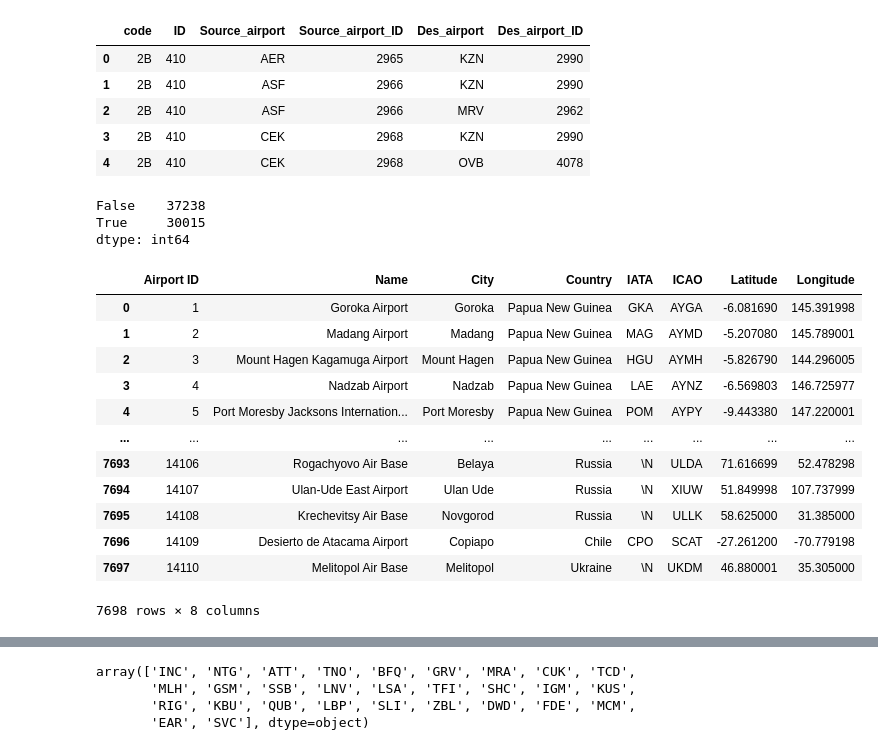
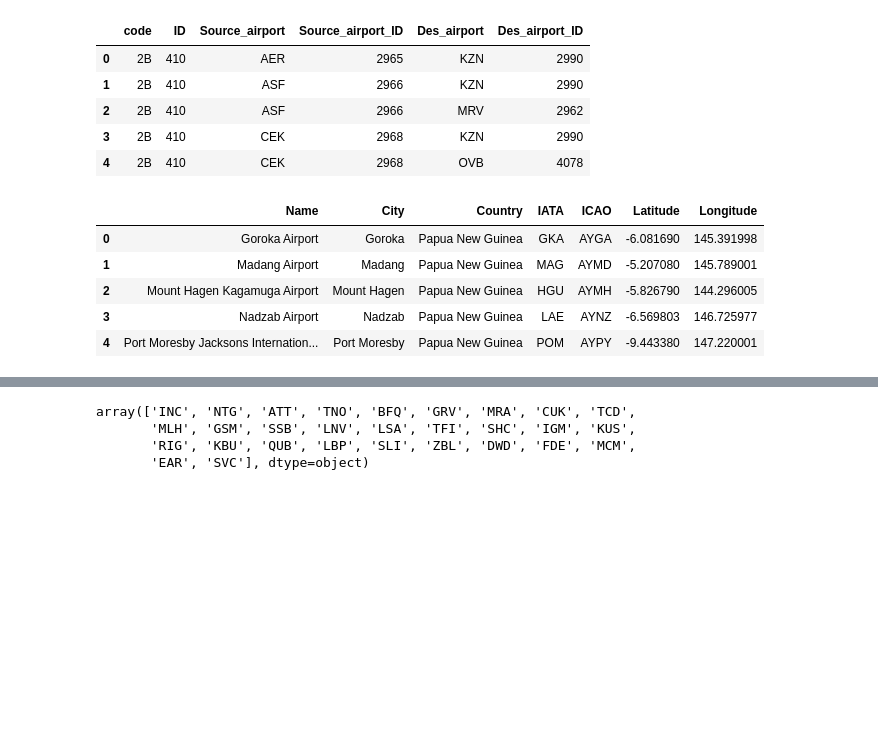
Before and after one commit to HJGuan/uzh_NetworkScienceFinalProject, a Jupyter notebook: global.ipynb, the cells around one changed output, grey strips where cells are left out. Cells and saved outputs as stored; diff of their text form; code cells hidden in the pictures; blank space fills up the shorter version.

```diff
--- a/global.ipynb
+++ b/global.ipynb
@@ -74,6 +76,10 @@ if 'Type' in df_airports:
     df_airports = df_airports.drop('Type', axis=1)
 if 'Source' in df_airports:
     df_airports = df_airports.drop('Source', axis=1)
+if 'Airport ID' in df_airports:
+    df_airports = df_airports.drop('Airport ID', axis=1)
+
+
 
 # remove not-useful attributes in df_airports2
 if 'Altitude' in df_airports2:
@@ -297,26 +303,13 @@ df_routes.head()
 | 2 | 2B | 410 | ASF | 2966 | MRV | 2962 |
 | 3 | 2B | 410 | CEK | 2968 | KZN | 2990 |
 | 4 | 2B | 410 | CEK | 2968 | OVB | 4078 |
-# %%
-df_routes.duplicated(['Source_airport', "Des_airport"]).value_counts()
-# %% [output]
-False    37238
-True     30015
-dtype: int64
 # %%
-df_airports
+df_airports.head()
 # %% [output]
-|  | Airport ID | Name | City | Country | IATA | ICAO | Latitude | Longitude |
-| 0 | 1 | Goroka Airport | Goroka | Papua New Guinea | GKA | AYGA | -6.081690 | 145.391998 |
-| 1 | 2 | Madang Airport | Madang | Papua New Guinea | MAG | AYMD | -5.207080 | 145.789001 |
-| 2 | 3 | Mount Hagen Kagamuga Airport | Mount Hagen | Papua New Guinea | HGU | AYMH | -5.826790 | 144.296005 |
-| 3 | 4 | Nadzab Airport | Nadzab | Papua New Guinea | LAE | AYNZ | -6.569803 | 146.725977 |
-| 4 | 5 | Port Moresby Jacksons Internation... | Port Moresby | Papua New Guinea | POM | AYPY | -9.443380 | 147.220001 |
-| ... | ... | ... | ... | ... | ... | ... | ... | ... |
-| 7693 | 14106 | Rogachyovo Air Base | Belaya | Russia | \N | ULDA | 71.616699 | 52.478298 |
-| 7694 | 14107 | Ulan-Ude East Airport | Ulan Ude | Russia | \N | XIUW | 51.849998 | 107.737999 |
-| 7695 | 14108 | Krechevitsy Air Base | Novgorod | Russia | \N | ULLK | 58.625000 | 31.385000 |
-| 7696 | 14109 | Desierto de Atacama Airport | Copiapo | Chile | CPO | SCAT | -27.261200 | -70.779198 |
-| 7697 | 14110 | Melitopol Air Base | Melitopol | Ukraine | \N | UKDM | 46.880001 | 35.305000 |
+|  | Name | City | Country | IATA | ICAO | Latitude | Longitude |
+| 0 | Goroka Airport | Goroka | Papua New Guinea | GKA | AYGA | -6.081690 | 145.391998 |
+| 1 | Madang Airport | Madang | Papua New Guinea | MAG | AYMD | -5.207080 | 145.789001 |
+| 2 | Mount Hagen Kagamuga Airport | Mount Hagen | Papua New Guinea | HGU | AYMH | -5.826790 | 144.296005 |
+| 3 | Nadzab Airport | Nadzab | Papua New Guinea | LAE | AYNZ | -6.569803 | 146.725977 |
+| 4 | Port Moresby Jacksons Internation... | Port Moresby | Papua New Guinea | POM | AYPY | -9.443380 | 147.220001 |
-7698 rows × 8 columns
 # %%
```
Also changed, not shown: parts of 43 cells of this notebook.
